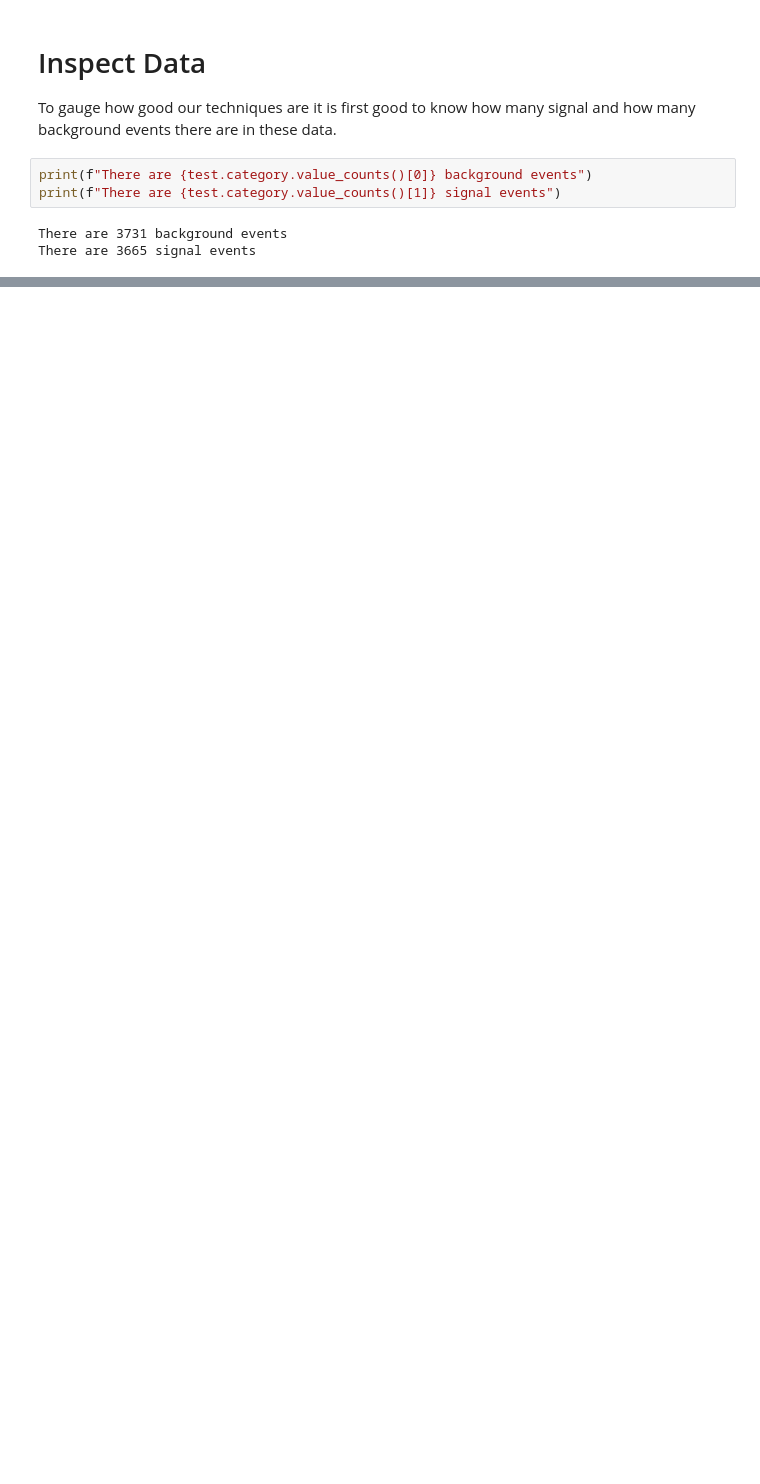
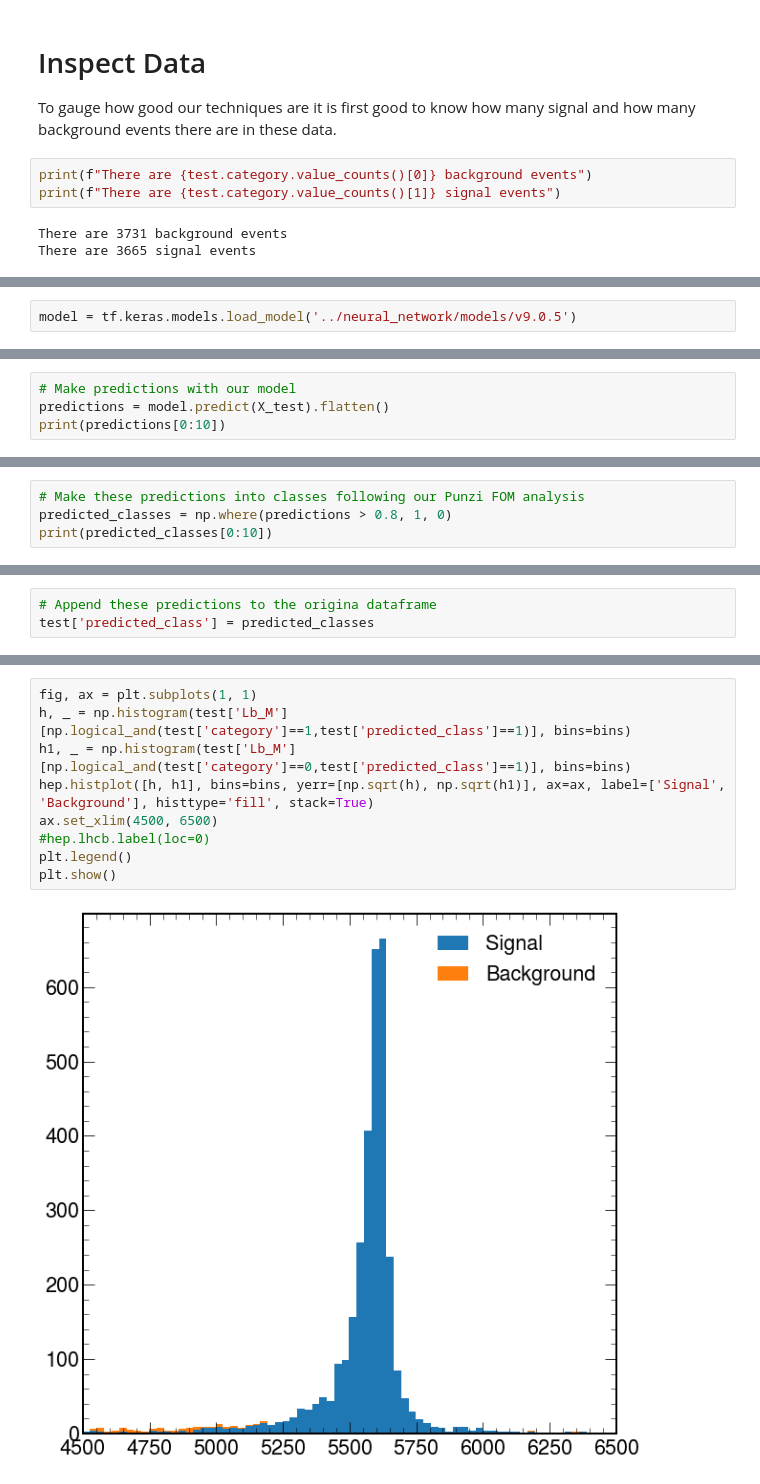
Before and after one commit to ChandlerKenworthy/Y4RareDecayProject, a Jupyter notebook: full/rare_mode.ipynb, the cells around one changed output, grey strips where cells are left out. Cells and saved outputs as stored; diff of their text form; blank space fills up the shorter version.

```diff
--- a/full/rare_mode.ipynb
+++ b/full/rare_mode.ipynb
@@ -45,0 +57,2 @@ There are 3665 signal events
+# %%
+model = tf.keras.models.load_model('../neural_network/models/v9.0.5')
@@ -45,0 +65,4 @@ There are 3665 signal events
+# %%
+# Make predictions with our model
+predictions = model.predict(X_test).flatten()
+print(predictions[0:10])
@@ -45,0 +72,4 @@ There are 3665 signal events
+# %%
+# Make these predictions into classes following our Punzi FOM analysis
+predicted_classes = np.where(predictions > 0.8, 1, 0)
+print(predicted_classes[0:10])
@@ -45,0 +78,3 @@ There are 3665 signal events
+# %%
+# Append these predictions to the origina dataframe
+test['predicted_class'] = predicted_classes
@@ -45,0 +84,11 @@ There are 3665 signal events
+# %%
+fig, ax = plt.subplots(1, 1)
+h, _ = np.histogram(test['Lb_M'][np.logical_and(test['category']==1,test['predicted_class']==1)], bins=bins)
+h1, _ = np.histogram(test['Lb_M'][np.logical_and(test['category']==0,test['predicted_class']==1)], bins=bins)
+hep.histplot([h, h1], bins=bins, yerr=[np.sqrt(h), np.sqrt(h1)], ax=ax, label=['Signal', 'Background'], histtype='fill', stack=True)
+ax.set_xlim(4500, 6500)
+#hep.lhcb.label(loc=0)
+plt.legend()
+plt.show()
+# %% [output]
+[figure, added]
```
Also changed, not shown: parts of 13 cells of this notebook.
